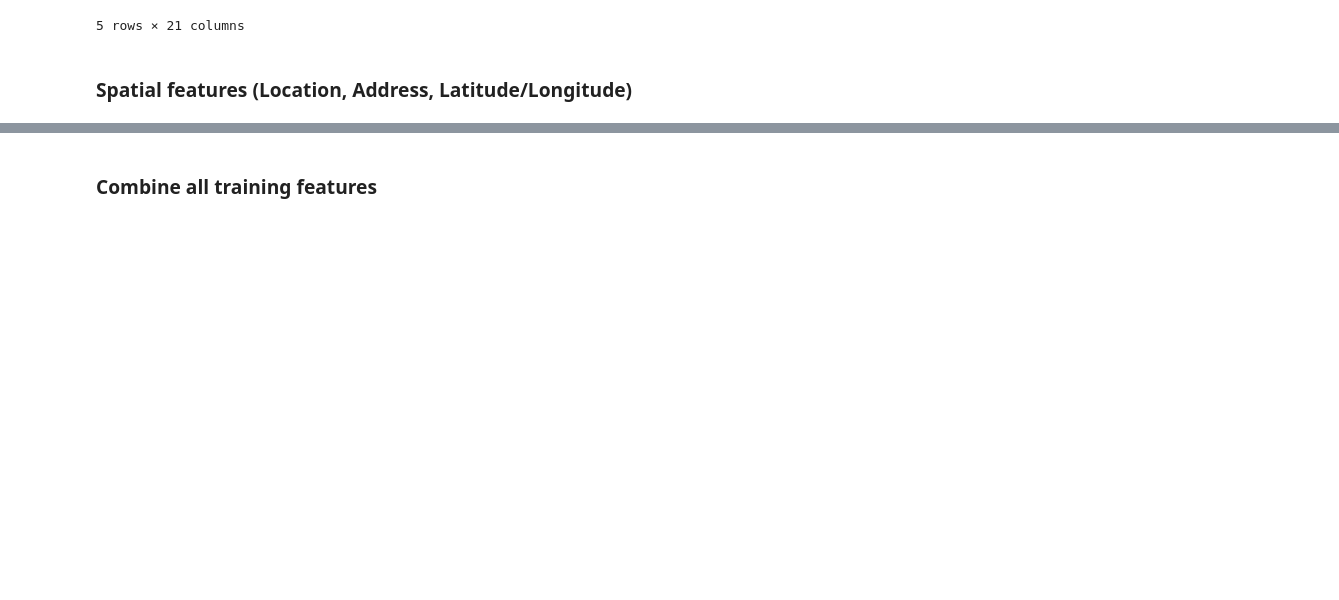
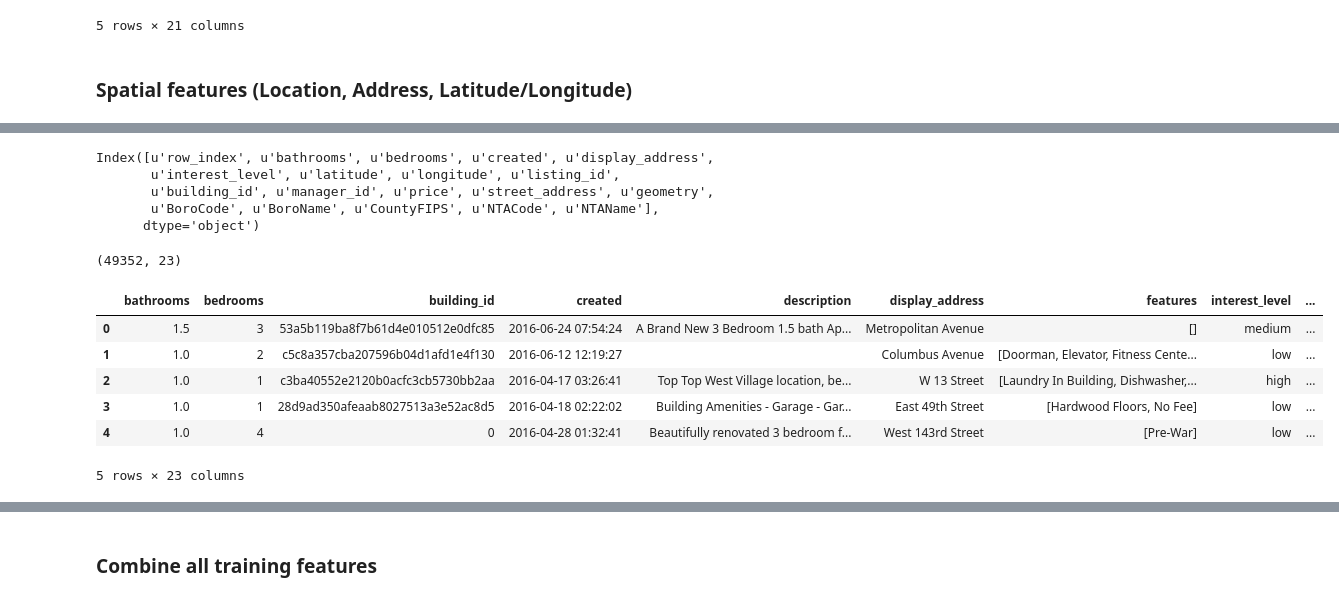
Before and after one commit to ah3200/renthop-kaggle, a Jupyter notebook: Feature_engineer_and_modeling.ipynb, the cells around one changed output, grey strips where cells are left out. Cells and saved outputs as stored; diff of their text form; code cells hidden in the pictures; blank space fills up the shorter version.

```diff
--- a/Feature_engineer_and_modeling.ipynb
+++ b/Feature_engineer_and_modeling.ipynb
@@ -247,0 +254,24 @@ out.to_csv('./data/train_for_map.csv', encoding='utf-8', sep=',')
+# %%
+train_geo.columns
+# %% [output]
+Index([u'row_index', u'bathrooms', u'bedrooms', u'created', u'display_address',
+       u'interest_level', u'latitude', u'longitude', u'listing_id',
+       u'building_id', u'manager_id', u'price', u'street_address', u'geometry',
+       u'BoroCode', u'BoroName', u'CountyFIPS', u'NTACode', u'NTAName'],
+      dtype='object')
+# %%
+train = pd.merge(train, train_geo[['row_index','NTACode']], how='inner', left_index=True, right_on='row_index')
+# %%
+train.shape
+# %% [output]
+(49352, 23)
+# %%
+train.head()
+# %% [output]
+|  | bathrooms | bedrooms | building_id | created | description | display_address | features | interest_level | ... |
+| 0 | 1.5 | 3 | 53a5b119ba8f7b61d4e010512e0dfc85 | 2016-06-24 07:54:24 | A Brand New 3 Bedroom 1.5 bath Ap... | Metropolitan Avenue | [] | medium | ... |
+| 1 | 1.0 | 2 | c5c8a357cba207596b04d1afd1e4f130 | 2016-06-12 12:19:27 |  | Columbus Avenue | [Doorman, Elevator, Fitness Cente... | low | ... |
+| 2 | 1.0 | 1 | c3ba40552e2120b0acfc3cb5730bb2aa | 2016-04-17 03:26:41 | Top Top West Village location, be... | W 13 Street | [Laundry In Building, Dishwasher,... | high | ... |
+| 3 | 1.0 | 1 | 28d9ad350afeaab8027513a3e52ac8d5 | 2016-04-18 02:22:02 | Building Amenities - Garage - Gar... | East 49th Street | [Hardwood Floors, No Fee] | low | ... |
+| 4 | 1.0 | 4 | 0 | 2016-04-28 01:32:41 | Beautifully renovated 3 bedroom f... | West 143rd Street | [Pre-War] | low | ... |
+5 rows × 23 columns
```
Also changed, not shown: parts of 17 cells of this notebook.
